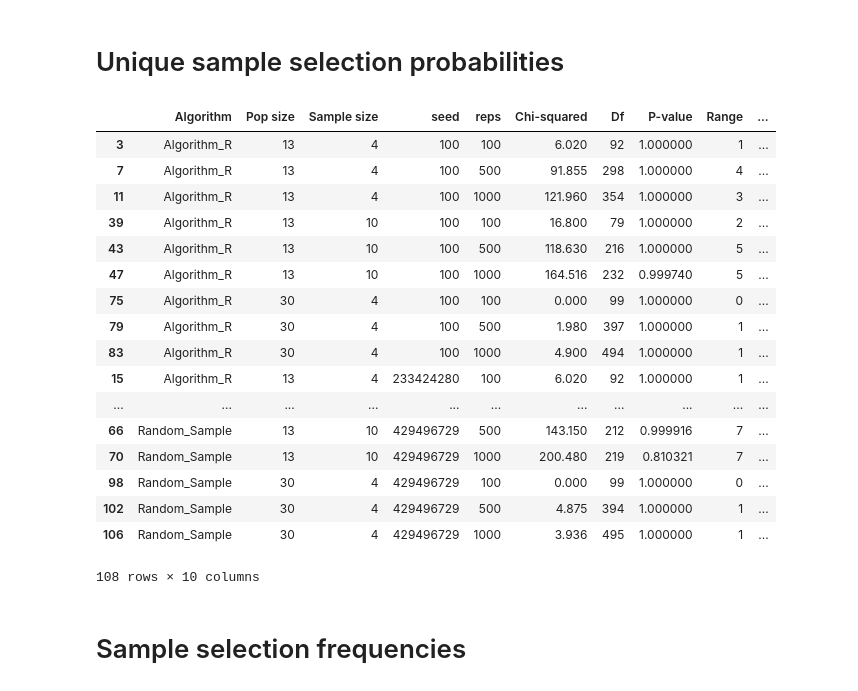
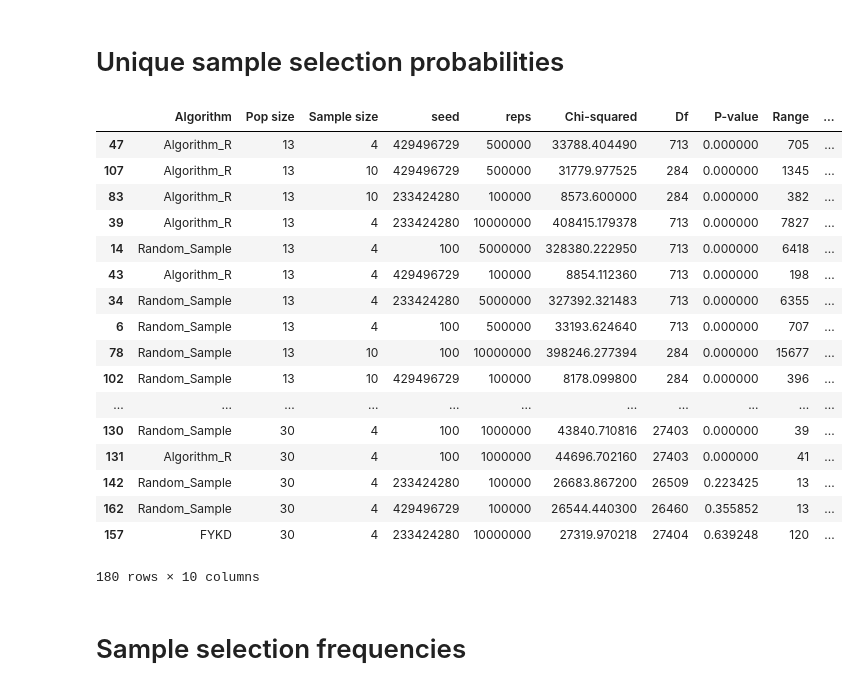
Before and after one commit to kellieotto/prngs-and-permutations, a Jupyter notebook: Code/samplingComparison/results/pythonResults.ipynb, the cells around one changed output. Drawn from its saved outputs; the diff is of its cells as text; code cells hidden in the pictures.

```diff
--- a/Code/samplingComparison/results/pythonResults.ipynb
+++ b/Code/samplingComparison/results/pythonResults.ipynb
@@ -32,26 +73,27 @@ FO[cols].sort_values(['Algorithm',  'seed', 'Pop size', 'Sample size'])
 # %%
 US = pd.read_csv('uniqueSampleSummary.csv')
 cols = ['Algorithm','Pop size', 'Sample size', 'seed', 'reps', 'Chi-squared', 'Df', 'P-value', 'Range', 'Range P-value']
 US[cols].sort_values(['Algorithm',  'seed', 'Pop size', 'Sample size'])
+US[cols].sort_values('Range P-value')
 # %% [output]
 |  | Algorithm | Pop size | Sample size | seed | reps | Chi-squared | Df | P-value | Range | ... |
-| 3 | Algorithm_R | 13 | 4 | 100 | 100 | 6.020 | 92 | 1.000000 | 1 | ... |
-| 7 | Algorithm_R | 13 | 4 | 100 | 500 | 91.855 | 298 | 1.000000 | 4 | ... |
-| 11 | Algorithm_R | 13 | 4 | 100 | 1000 | 121.960 | 354 | 1.000000 | 3 | ... |
-| 39 | Algorithm_R | 13 | 10 | 100 | 100 | 16.800 | 79 | 1.000000 | 2 | ... |
-| 43 | Algorithm_R | 13 | 10 | 100 | 500 | 118.630 | 216 | 1.000000 | 5 | ... |
-| 47 | Algorithm_R | 13 | 10 | 100 | 1000 | 164.516 | 232 | 0.999740 | 5 | ... |
-| 75 | Algorithm_R | 30 | 4 | 100 | 100 | 0.000 | 99 | 1.000000 | 0 | ... |
-| 79 | Algorithm_R | 30 | 4 | 100 | 500 | 1.980 | 397 | 1.000000 | 1 | ... |
-| 83 | Algorithm_R | 30 | 4 | 100 | 1000 | 4.900 | 494 | 1.000000 | 1 | ... |
-| 15 | Algorithm_R | 13 | 4 | 233424280 | 100 | 6.020 | 92 | 1.000000 | 1 | ... |
+| 47 | Algorithm_R | 13 | 4 | 429496729 | 500000 | 33788.404490 | 713 | 0.000000 | 705 | ... |
+| 107 | Algorithm_R | 13 | 10 | 429496729 | 500000 | 31779.977525 | 284 | 0.000000 | 1345 | ... |
+| 83 | Algorithm_R | 13 | 10 | 233424280 | 100000 | 8573.600000 | 284 | 0.000000 | 382 | ... |
+| 39 | Algorithm_R | 13 | 4 | 233424280 | 10000000 | 408415.179378 | 713 | 0.000000 | 7827 | ... |
+| 14 | Random_Sample | 13 | 4 | 100 | 5000000 | 328380.222950 | 713 | 0.000000 | 6418 | ... |
+| 43 | Algorithm_R | 13 | 4 | 429496729 | 100000 | 8854.112360 | 713 | 0.000000 | 198 | ... |
+| 34 | Random_Sample | 13 | 4 | 233424280 | 5000000 | 327392.321483 | 713 | 0.000000 | 6355 | ... |
+| 6 | Random_Sample | 13 | 4 | 100 | 500000 | 33193.624640 | 713 | 0.000000 | 707 | ... |
+| 78 | Random_Sample | 13 | 10 | 100 | 10000000 | 398246.277394 | 284 | 0.000000 | 15677 | ... |
+| 102 | Random_Sample | 13 | 10 | 429496729 | 100000 | 8178.099800 | 284 | 0.000000 | 396 | ... |
 | ... | ... | ... | ... | ... | ... | ... | ... | ... | ... | ... |
-| 66 | Random_Sample | 13 | 10 | 429496729 | 500 | 143.150 | 212 | 0.999916 | 7 | ... |
-| 70 | Random_Sample | 13 | 10 | 429496729 | 1000 | 200.480 | 219 | 0.810321 | 7 | ... |
-| 98 | Random_Sample | 30 | 4 | 429496729 | 100 | 0.000 | 99 | 1.000000 | 0 | ... |
-| 102 | Random_Sample | 30 | 4 | 429496729 | 500 | 4.875 | 394 | 1.000000 | 1 | ... |
-| 106 | Random_Sample | 30 | 4 | 429496729 | 1000 | 3.936 | 495 | 1.000000 | 1 | ... |
+| 130 | Random_Sample | 30 | 4 | 100 | 1000000 | 43840.710816 | 27403 | 0.000000 | 39 | ... |
+| 131 | Algorithm_R | 30 | 4 | 100 | 1000000 | 44696.702160 | 27403 | 0.000000 | 41 | ... |
+| 142 | Random_Sample | 30 | 4 | 233424280 | 100000 | 26683.867200 | 26509 | 0.223425 | 13 | ... |
+| 162 | Random_Sample | 30 | 4 | 429496729 | 100000 | 26544.440300 | 26460 | 0.355852 | 13 | ... |
+| 157 | FYKD | 30 | 4 | 233424280 | 10000000 | 27319.970218 | 27404 | 0.639248 | 120 | ... |
-108 rows × 10 columns
+180 rows × 10 columns
 # %% [markdown]
 # Sample  selection frequencies
 # %%
```
Also changed, not shown: parts of 10 cells of this notebook, 3 other files.
